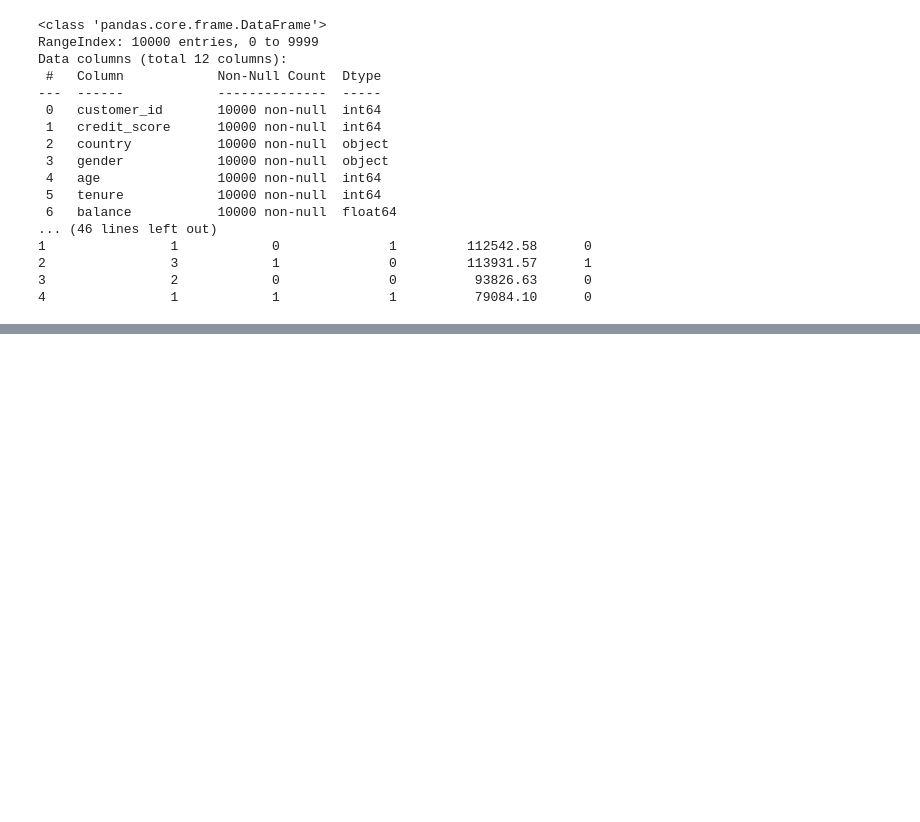
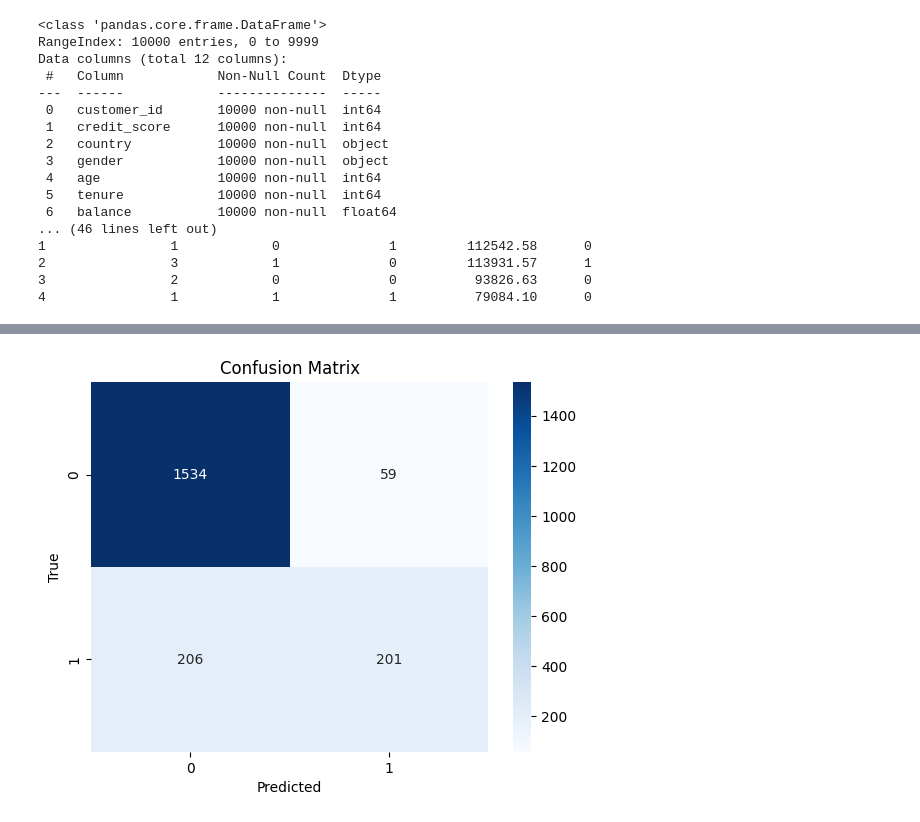
Before and after one commit to aryan04756/XAI_Models, a Jupyter notebook: XAI_Models/binary/bank_customer_churn/MLP Classifier/MLP Classifier.ipynb, the cells around one changed output, grey strips where cells are left out. Saved outputs shown, nothing was run; the diff lists cells and outputs as text; code cells hidden in the pictures; blank space fills up the shorter version.

```diff
--- a/XAI_Models/binary/bank_customer_churn/MLP Classifier/MLP Classifier.ipynb
+++ b/XAI_Models/binary/bank_customer_churn/MLP Classifier/MLP Classifier.ipynb
@@ -41,0 +95,12 @@ Data columns (total 12 columns):
+# %%
+
+# Define the preprocessor
+numerical_features = bank_df.select_dtypes(include=['int64', 'float64']).columns.tolist()
+categorical_features = bank_df.select_dtypes(include=['object']).columns.tolist()
+numerical_features.remove('churn')  # Remove the target column
+
+preprocessor = ColumnTransformer(
+    transformers=[
+        ('num', StandardScaler(), numerical_features),
+        ('cat', OneHotEncoder(handle_unknown='ignore'), categorical_features)
+    ])
@@ -41,0 +193,15 @@ Data columns (total 12 columns):
+# %%
+# Remove the 'model' key from best_params if it exists
+best_params.pop('model', None)
+
+# Create the model with the best hyperparameters
+mlp_classifier = MLPClassifier(**best_params, max_iter=1000, random_state=42)
+
+# Create the pipeline with the best hyperparameters
+pipeline = Pipeline(steps=[
+    ('preprocessor', preprocessor),
+    ('classifier', mlp_classifier)
+])
+
+# Fit the pipeline to the training data
+pipeline.fit(X_train, y_train)
@@ -41,0 +234,3 @@ Data columns (total 12 columns):
+# %%
+# Predict on the test data
+y_test_pred = pipeline.predict(X_test)
@@ -41,0 +287,11 @@ Data columns (total 12 columns):
+# %%
+# Confusion Matrix
+from sklearn.metrics import confusion_matrix
+conf_matrix = confusion_matrix(y_test, y_test_pred)
+sns.heatmap(conf_matrix, annot=True, fmt='d', cmap='Blues')
+plt.title("Confusion Matrix")
+plt.xlabel('Predicted')
+plt.ylabel('True')
+plt.show()
+# %% [output]
+[figure, added]
```
Also changed, not shown: parts of 13 cells of this notebook, 2 other files.
